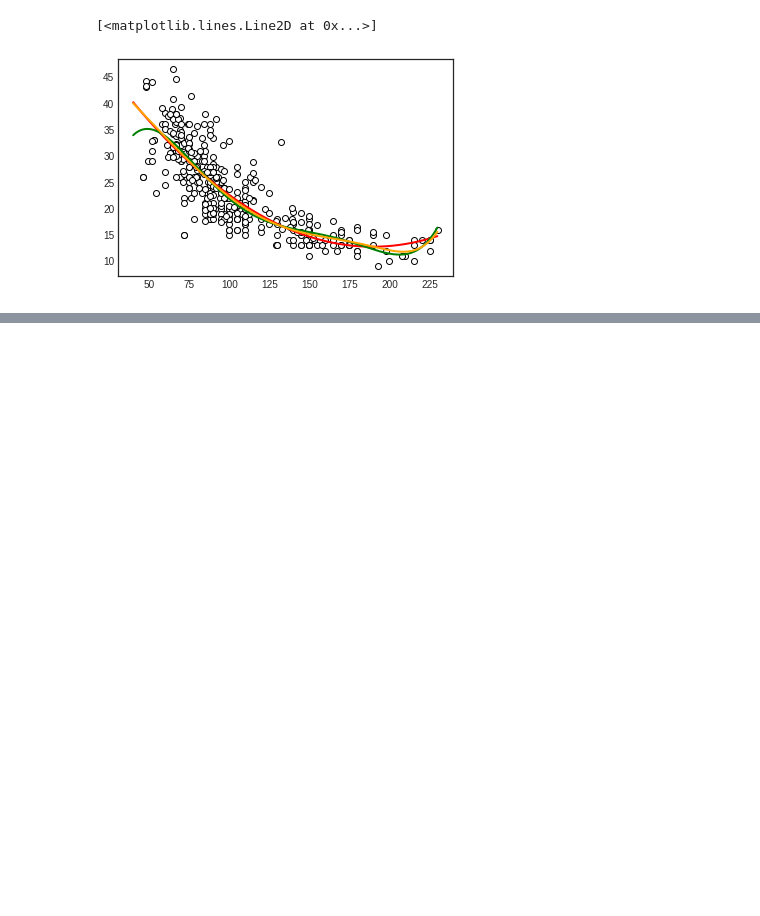
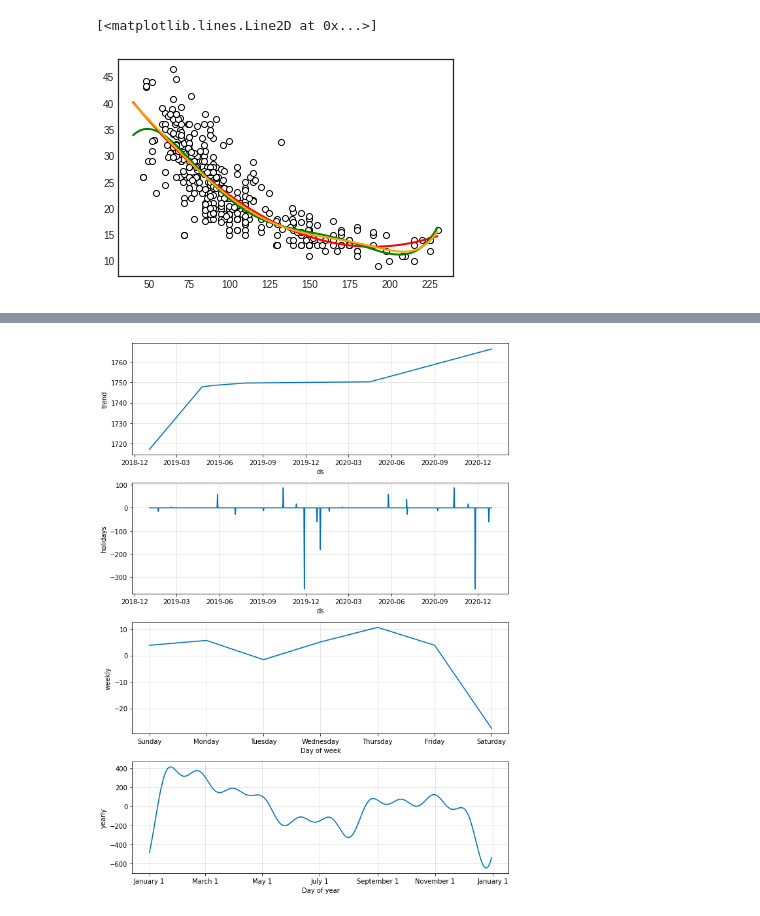
Before and after one commit to jtao/AdvancedML, a Jupyter notebook: Prediction_methods.ipynb, the cells around one changed output, grey strips where cells are left out. Cells and saved outputs as stored; diff of their text form; code cells hidden in the pictures; blank space fills up the shorter version.

```diff
--- a/Prediction_methods.ipynb
+++ b/Prediction_methods.ipynb
@@ -766,0 +870,5 @@ plt.plot(Horsepower_test, yfit_lasso, '-', color = "orange", linewidth = 2)
+# %%
+# different components
+fig2 = m.plot_components(forecast)
+# %% [output]
+[figure, added]
```
Also changed, not shown: parts of 76 cells of this notebook, 5 other files.
